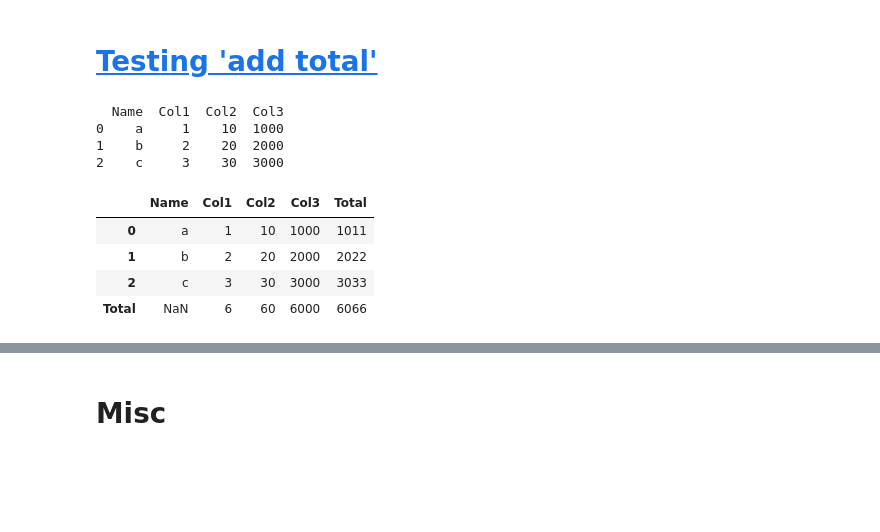
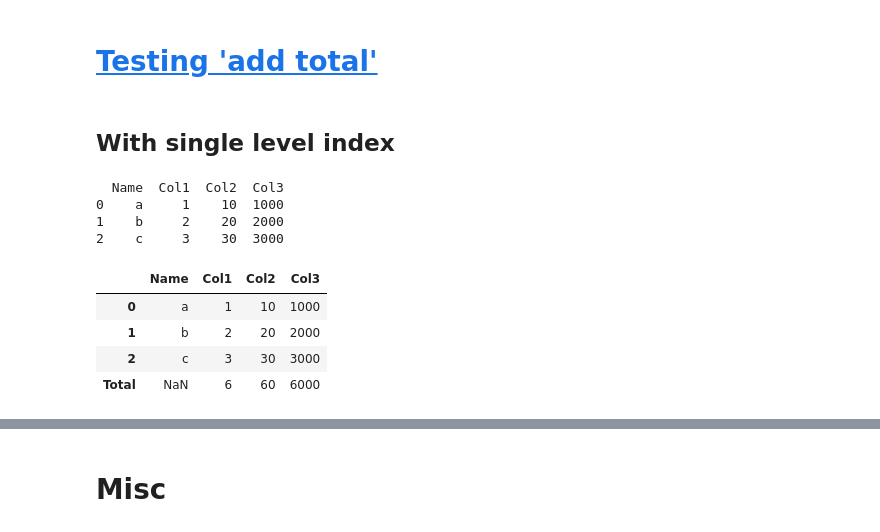
Before and after one commit to Ev2geny/evbeantools, a Jupyter notebook: experim/juptools_test.ipynb, the cells around one changed output, grey strips where cells are left out. Drawn from its saved outputs; the diff is of its cells as text; code cells hidden in the pictures; blank space fills up the shorter version.

Commit message:
add_total, which broke

```diff
--- a/experim/juptools_test.ipynb
+++ b/experim/juptools_test.ipynb
@@ -298,5 +279,7 @@ fig.show()
 # %% [markdown]
 # <a id='toc3_'></a>[Testing 'add total'](#toc0_)
+# %% [markdown]
+## With single level index
 # %%
 sample_df = pd.DataFrame({
     'Name': ['a', 'b', 'c'],
@@ -311,11 +294,11 @@ print(sample_df)
 1    b     2    20  2000
 2    c     3    30  3000
 # %%
-sample_df_with_total = add_total(sample_df, row_totals = True)
+sample_df_with_total = add_total(sample_df)
 sample_df_with_total
 # %% [output]
-|  | Name | Col1 | Col2 | Col3 | Total |
-| 0 | a | 1 | 10 | 1000 | 1011 |
-| 1 | b | 2 | 20 | 2000 | 2022 |
-| 2 | c | 3 | 30 | 3000 | 3033 |
-| Total | NaN | 6 | 60 | 6000 | 6066 |
+|  | Name | Col1 | Col2 | Col3 |
+| 0 | a | 1 | 10 | 1000 |
+| 1 | b | 2 | 20 | 2000 |
+| 2 | c | 3 | 30 | 3000 |
+| Total | NaN | 6 | 60 | 6000 |
```
Also changed, not shown: parts of 9 cells of this notebook, 3 other files.
